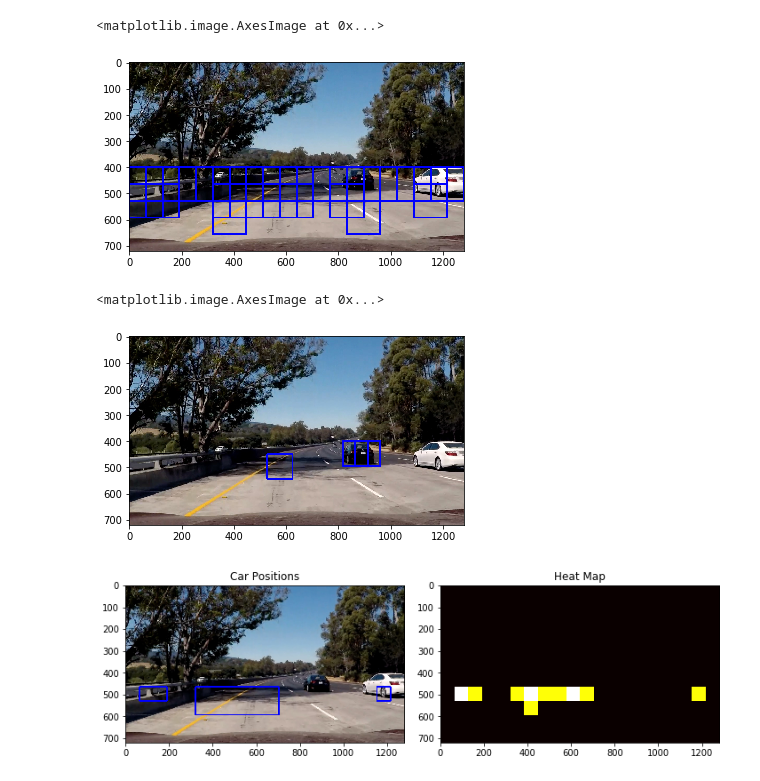
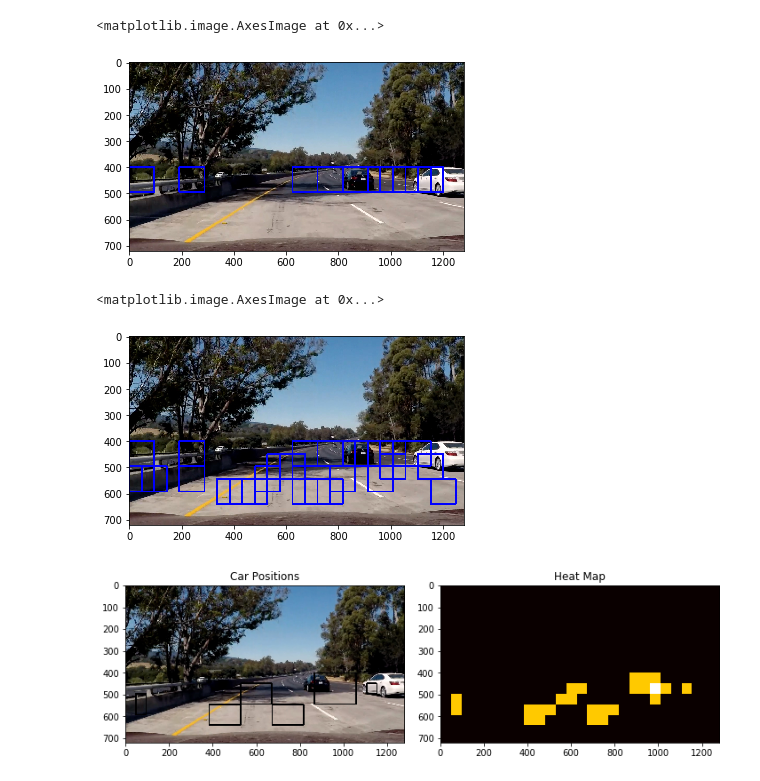
Before and after one commit to nqiao/Vehicle-Detection, a Jupyter notebook: Vehicle-Detection.ipynb, the cells around one changed output. Drawn from its saved outputs; the diff is of its cells as text; code cells hidden in the pictures.

Commit message:
modified pipeline

```diff
--- a/Vehicle-Detection.ipynb
+++ b/Vehicle-Detection.ipynb
@@ -371,8 +473,9 @@ def draw_labeled_bboxes(img, labels):
 # %%
 def load_img(car_path, noncar_path, sample_size=None):
     """load in car and noncar images into two differente list."""
-    car_images = glob.glob(car_path + "/*/*.jpeg")
-    noncar_images = glob.glob(noncar_path + "/*/*.jpeg")
+    ### Change the postfix here for different image format.
+    car_images = glob.glob(car_path + "/**/*.png")
+    noncar_images = glob.glob(noncar_path + "/**/*.png")
     # Two lists to store car and noncar images
     cars = []
     noncars = []
@@ -390,10 +493,10 @@ def print_parameters():
     """Print feature extraction parameters."""
 # %%
 # load in training data
-car_path = "./data/vehicles_smallset"
-notcar_path = "./data/non-vehicles_smallset"
+car_path = "./data/vehicles"
+notcar_path = "./data/non-vehicles"
 # cars, notcars = load_img(car_path, notcar_path, sample_size=500)
-cars, notcars = load_img(car_path, notcar_path)
+cars, notcars = load_img(car_path, notcar_path, sample_size=2000)
 # %%
 ### Train a SVC model.
 color_space = 'YUV' # Can be RGB, HSV, LUV, HLS, YUV, YCrCb
@@ -401,10 +504,12 @@ orient = 11  # HOG orientations
 pix_per_cell = 16 # HOG pixels per cell
 cell_per_block = 2 # HOG cells per block
 hog_channel = "ALL" # Can be 0, 1, 2, or "ALL"
+
+spatial_feat = False # Spatial features on or off
+hist_feat = False # Histogram features on or off
 spatial_size = (32, 32) # Spatial binning dimensions
 hist_bins = 32    # Number of histogram bins
-spatial_feat = True # Spatial features on or off
-hist_feat = True # Histogram features on or off
+
 hog_feat = True # HOG features on or off
 y_start_stop = [None, None] # Min and max in y to search in slide_window()
 
@@ -507,23 +637,25 @@ for file in test_files:
     test_images.append(mpimg.imread(file))
 # %%
 """Using find_car()"""
-y_start_stop = [400, 656] # Min and max in y to search in slide_window()
-scale = 2
+ystart=400
+ystop=528   # Min and max in y to search in slide_window()
+scale = 1.5
 
 image = test_images[1]
 draw_image = np.copy(image)
+
+# modified in the find_car() function
 # image = image.astype(np.float32)/255
 
-hot_windows = find_cars(image, ystart, ystop,
-                        scale, svc, X_scaler, orient, pix_per_cell,
-                        cell_per_block, spatial_size, hist_bins)
+hot_windows = find_cars(image, ystart, ystop, scale, color_space, hog_channel, svc, X_scaler, orient,
+              pix_per_cell, cell_per_block, spatial_size, hist_bins, show_all_rectangles=False)
 
 window_img = draw_boxes(draw_image, hot_windows, color=(0, 0, 255), thick=6)
 
 plt.imshow(window_img)
 # %% [output]
 <matplotlib.image.AxesImage at 0x...>
-[figure, old version]
+[figure, new version]
 # %%
 """Find bboxes by sliding windows. """
 
@@ -532,7 +664,7 @@ y_start_stop = [400, 656] # Min and max in y to search in slide_window()
 
 image = test_images[1]
 draw_image = np.copy(image)
-# image = image.astype(np.float32)/255
+image = image.astype(np.float32)/255
 windows = slide_window(image, x_start_stop=[None, None], y_start_stop=y_start_stop,
                     xy_window=(96, 96), xy_overlap=(0.5, 0.5))
 
@@ -548,32 +680,31 @@ window_img = draw_boxes(draw_image, hot_windows, color=(0, 0, 255), thick=6)
 plt.imshow(window_img)
 # %% [output]
 <matplotlib.image.AxesImage at 0x...>
-[figure, old version]
+[figure, new version]
 # %%
 """Hot map; reduce false positive and redundancy."""
-box_list = hot_windows
 heat = np.zeros_like(image[:,:,0]).astype(np.float)
 
 # Add heat to each box in box list
-heat = add_heat(heat,box_list)
+heat = add_heat(heat,hot_windows)
 
 # Apply threshold to help remove false positives
-heat = apply_threshold(heat,2)
+heat = apply_threshold(heat,1)
 
 # Visualize the heatmap when displaying
 heatmap = np.clip(heat, 0, 255)
 
 # Find final boxes from heatmap using label function
 labels = label(heatmap)
 draw_img = draw_labeled_bboxes(np.copy(image), labels)
 
 fig = plt.figure(figsize=(10,10))
 plt.subplot(121)
 plt.imshow(draw_img)
 plt.title('Car Positions')
 plt.subplot(122)
 plt.imshow(heatmap, cmap='hot')
 plt.title('Heat Map')
 fig.tight_layout()
 # %% [output]
-[figure, old version]
+[figure, new version]
```
Also changed, not shown: parts of 7 cells of this notebook.
